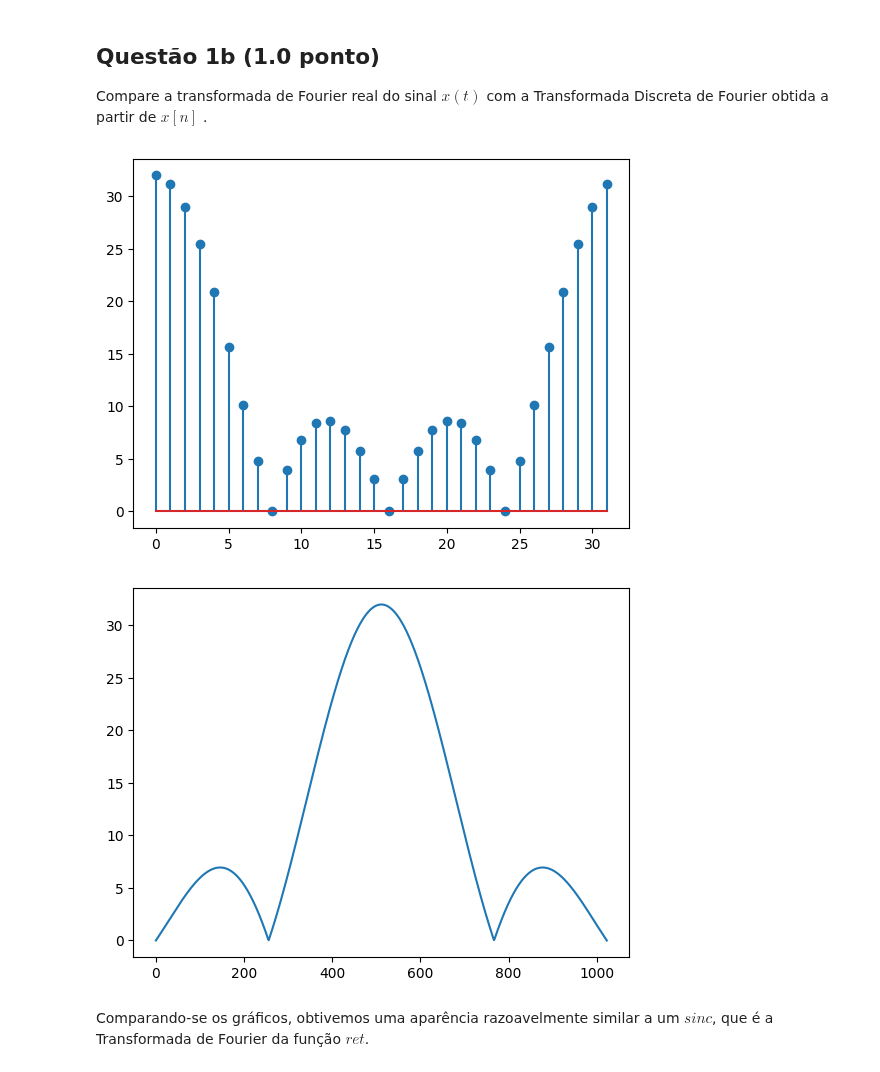
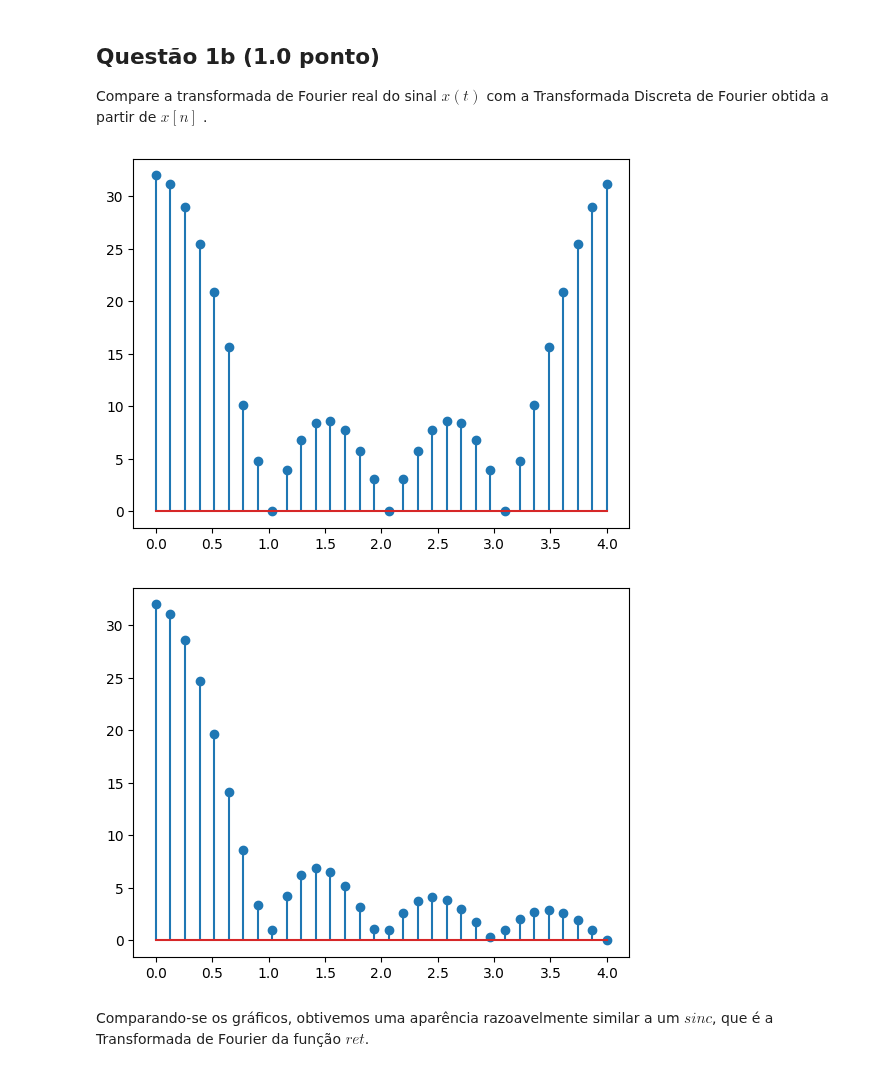
Before and after one commit to akaTsunemori/signal-processing-studies, a Jupyter notebook: projeto-3/projeto3.ipynb, the cells around one changed output. Saved outputs shown, nothing was run; the diff lists cells and outputs as text; code cells hidden in the pictures.

```diff
--- a/projeto-3/projeto3.ipynb
+++ b/projeto-3/projeto3.ipynb
@@ -66,33 +66,24 @@ Compare a transformada de Fourier real do sinal $x\left(t\right)$ com a Transfor
 # %%
 def dft(x: np.ndarray) -> np.ndarray:
     length = len(x)
     w_k = 2*np.pi/length
     response = np.zeros(length, dtype=complex)
     for i in range(length):
         for j in range(length):
             response[i] += x[j] * np.exp(-1j * j * w_k * i)
     return response
 
 
-def sinc(x: np.ndarray) -> np.ndarray:
-    length = len(x)
-    sinc_n = np.zeros(length)
-    for i in range(length):
-        sinc_n[i] = np.sin(x[i])/x[i]
-    return sinc_n
+x_w_1 = abs(dft(x_n))
+x_w_2 = abs(32 * np.sinc(n))
 
-
-x_w_1 = abs(dft(x_n))
-w = np.linspace(-4*np.pi, 4*np.pi, 1024)
-x_w_2 = abs(32 * sinc(w/2))
-
-plt.stem(x_w_1)
+plt.stem(n, x_w_1)
 plt.show()
-plt.plot(x_w_2)
+plt.stem(n, x_w_2)
 plt.show()
 # %% [output]
-[figure, old version]
+[figure, new version]
-[figure, old version]
+[figure, new version]
 # %% [markdown]
 Comparando-se os gráficos, obtivemos uma aparência razoavelmente similar a um $sinc$, que é a Transformada de Fourier da função $ret$.
 # %% [markdown]
```
